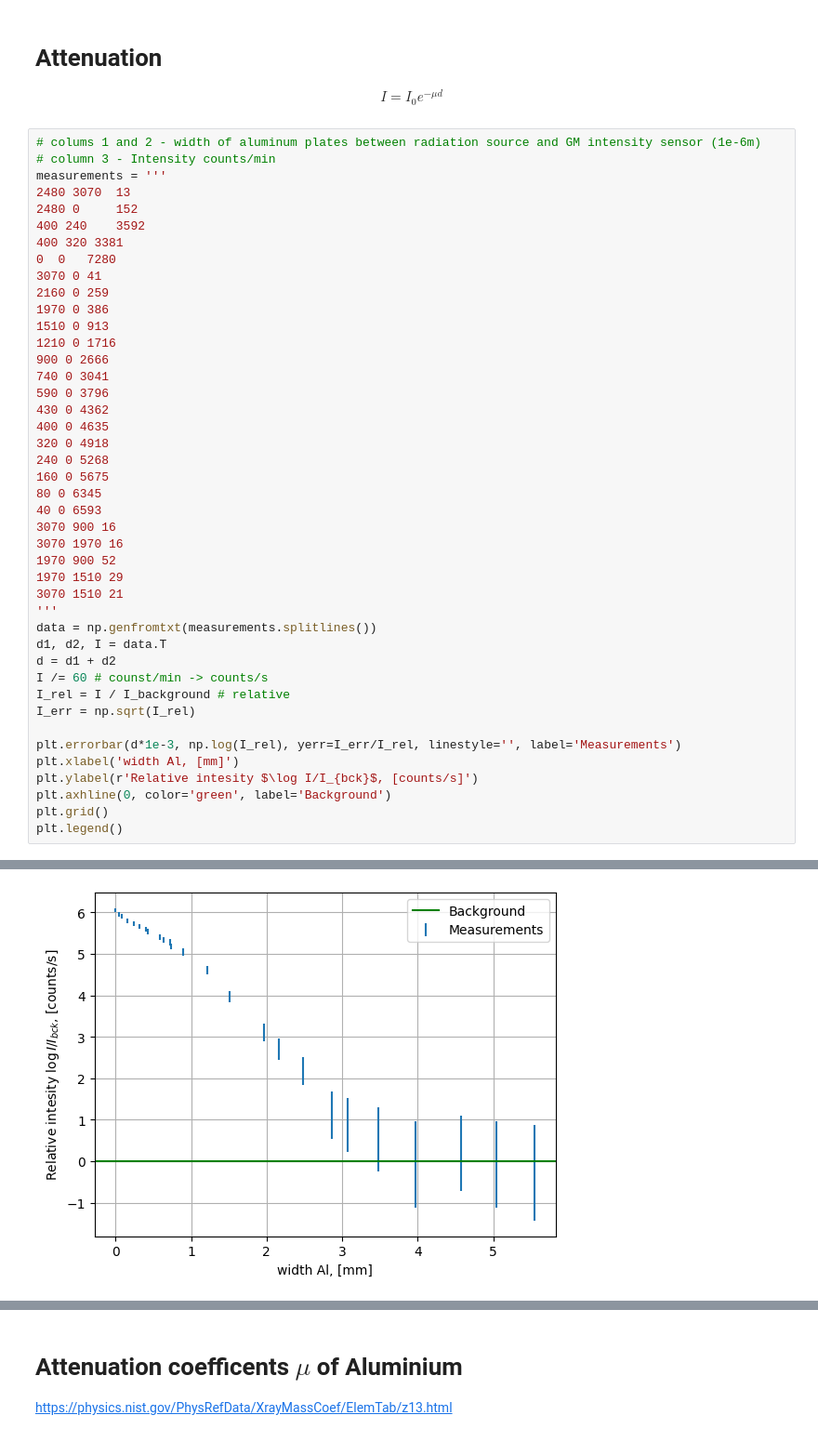
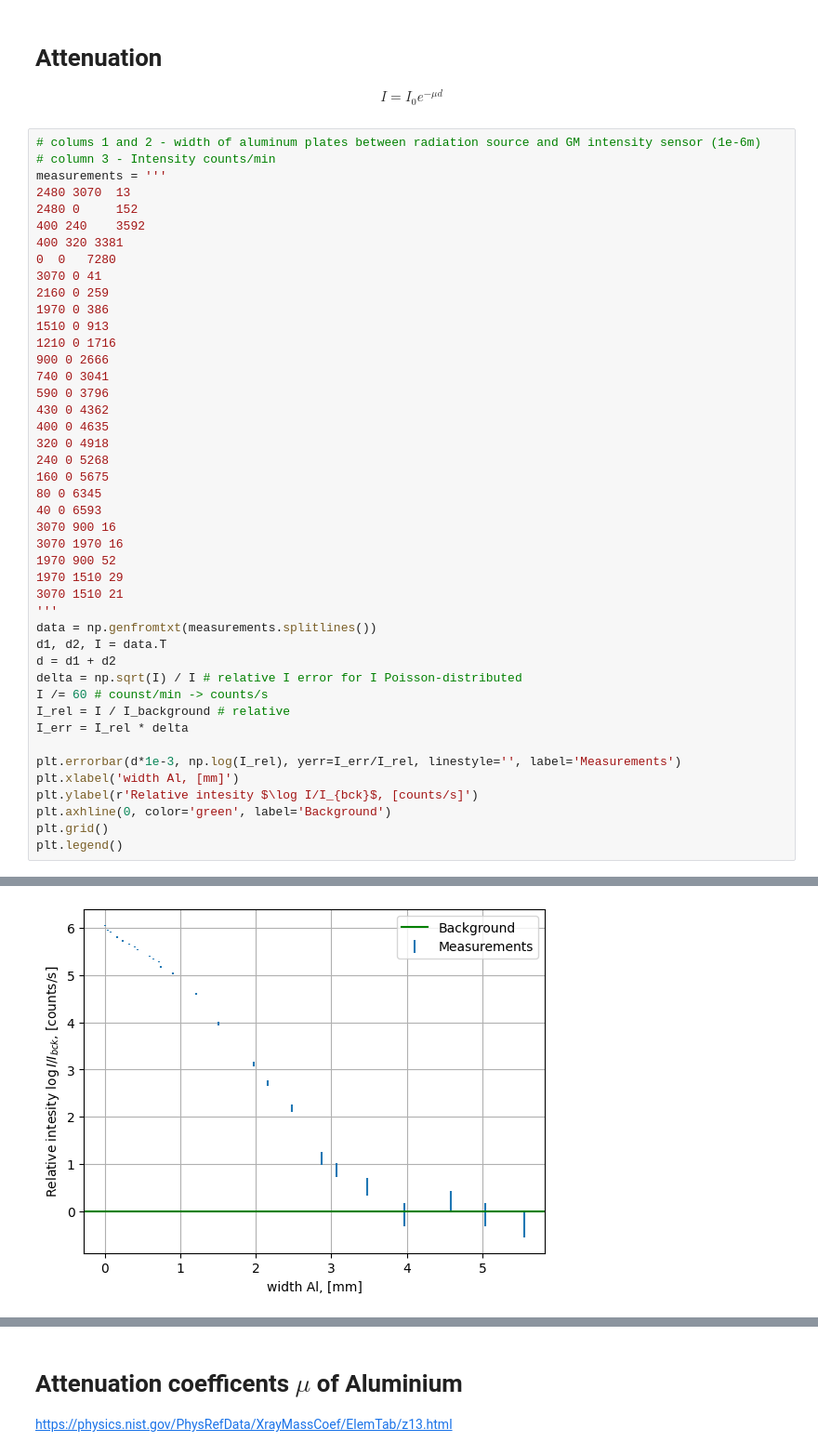
Before and after one commit to evgeny-kolonsky/Lab4_Nuclear, a Jupyter notebook: Lab4_Poisson_test.ipynb, the cells around one changed output, grey strips where cells are left out. Shown at 93% size. Saved outputs shown, nothing was run; the diff lists cells and outputs as text.

```diff
--- a/Lab4_Poisson_test.ipynb
+++ b/Lab4_Poisson_test.ipynb
@@ -277,35 +277,36 @@ measurements = '''
 900 0 2666
 740 0 3041
 590 0 3796
 430 0 4362
 400 0 4635
 320 0 4918
 240 0 5268
 160 0 5675
 80 0 6345
 40 0 6593
 3070 900 16
 3070 1970 16
 1970 900 52
 1970 1510 29
 3070 1510 21
 '''
 data = np.genfromtxt(measurements.splitlines())
 d1, d2, I = data.T
 d = d1 + d2
+delta = np.sqrt(I) / I # relative I error for I Poisson-distributed
 I /= 60 # counst/min -> counts/s
 I_rel = I / I_background # relative
-I_err = np.sqrt(I_rel)
+I_err = I_rel * delta
 
 plt.errorbar(d*1e-3, np.log(I_rel), yerr=I_err/I_rel, linestyle='', label='Measurements')
 plt.xlabel('width Al, [mm]')
 plt.ylabel(r'Relative intesity $\log I/I_{bck}$, [counts/s]')
 plt.axhline(0, color='green', label='Background')
 plt.grid()
 plt.legend()
 # %% [output]
 <matplotlib.legend.Legend at 0x...>
-[figure, old version]
+[figure, new version]
 # %%
 plt.errorbar(d*1e-3, I_rel, yerr=I_err, linestyle='', label='Measurements')
 plt.xlabel('width Al, [mm]')
```
Also changed, not shown: parts of 4 cells of this notebook.
